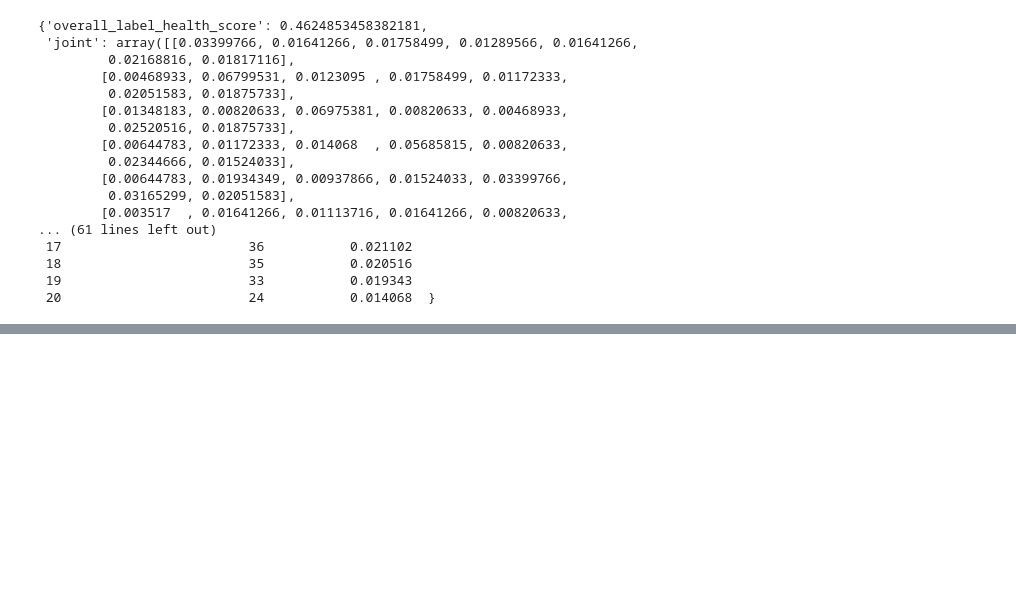
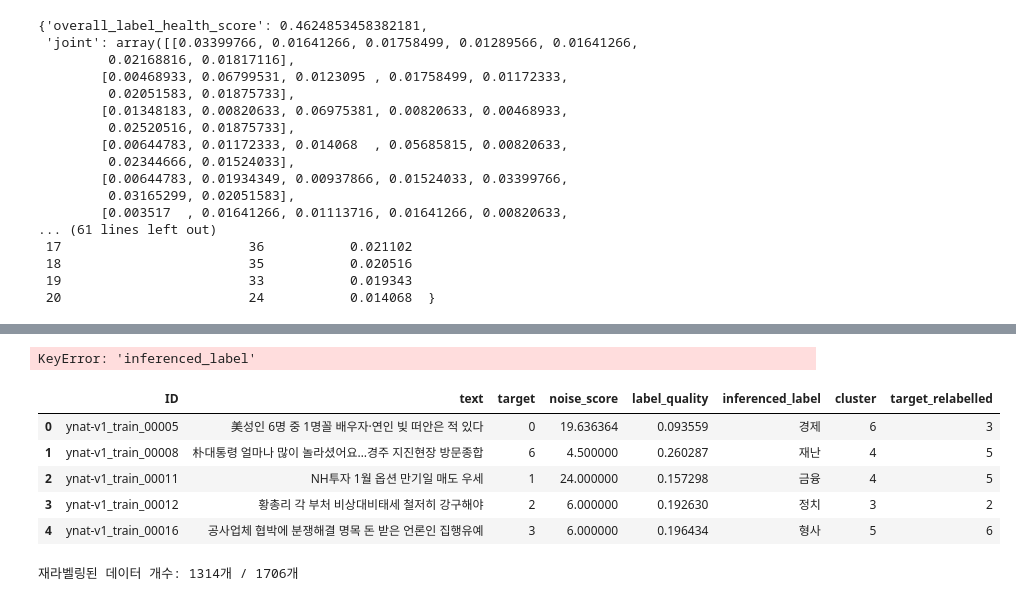
Before and after one commit to boostcampaitech7/level2-nlp-datacentric-nlp-06, a Jupyter notebook: minji/minji_clean_dataset.ipynb, the cells around one changed output, grey strips where cells are left out. Cells and saved outputs as stored; diff of their text form; code cells hidden in the pictures; blank space fills up the shorter version.

```diff
--- a/minji/minji_clean_dataset.ipynb
+++ b/minji/minji_clean_dataset.ipynb
@@ -393,0 +484,38 @@ denoised_final.to_csv("../../datasets/v0.0.3/train.csv", index=False)
+# %%
+# Step 1: llama로 추정된 라벨에 대한 임베딩 계산
+model = SentenceTransformer('snunlp/KR-SBERT-V40K-klueNLI-augSTS')
+label_embeddings = model.encode(train_data['inferenced_label'].tolist())
+
+# Step 2: 임베딩 클러스터링 수행 (7개 클러스터)
+num_clusters = 7
+kmeans = KMeans(n_clusters=num_clusters, random_state=42)
+train_data['cluster'] = kmeans.fit_predict(label_embeddings)
+
+# Step 3: 각 클러스터에서 label_quality 값이 높은 상위 10개 데이터의 최빈 target 값 추출 -> 대표 라벨로 생각
+cluster_to_label_map = {}
+for cluster in train_data['cluster'].unique():
+    cluster_data = train_data[train_data['cluster'] == cluster]
+    top_10_data = cluster_data.nlargest(10, 'label_quality')  # 상위 10개 데이터 추출
+    most_common_label = Counter(top_10_data['target']).most_common(1)[0][0]  # 최빈 라벨 추출
+    cluster_to_label_map[cluster] = most_common_label
+
+# Step 4: 각 클러스터에 따라 재라벨 수행
+train_data['target_relabelled'] = train_data['cluster'].map(cluster_to_label_map)
+# %% [output]
+KeyError: 'inferenced_label'
+# %%
+train_data.head()
+# %% [output]
+|  | ID | text | target | noise_score | label_quality | inferenced_label | cluster | target_relabelled |
+| 0 | ynat-v1_train_00005 | 美성인 6명 중 1명꼴 배우자·연인 빚 떠안은 적 있다 | 0 | 19.636364 | 0.093559 | 경제 | 6 | 3 |
+| 1 | ynat-v1_train_00008 | 朴대통령 얼마나 많이 놀라셨어요…경주 지진현장 방문종합 | 6 | 4.500000 | 0.260287 | 재난 | 4 | 5 |
+| 2 | ynat-v1_train_00011 | NH투자 1월 옵션 만기일 매도 우세 | 1 | 24.000000 | 0.157298 | 금융 | 4 | 5 |
+| 3 | ynat-v1_train_00012 | 황총리 각 부처 비상대비태세 철저히 강구해야 | 2 | 6.000000 | 0.192630 | 정치 | 3 | 2 |
+| 4 | ynat-v1_train_00016 | 공사업체 협박에 분쟁해결 명목 돈 받은 언론인 집행유예 | 3 | 6.000000 | 0.196434 | 형사 | 5 | 6 |
+# %%
+# 몇개의 Label이 다시 라벨링되었는지 조회
+total_length = len(train_data)
+relabelled_data = len(train_data[train_data.target != train_data.target_relabelled])
+print(f"재라벨링된 데이터 개수: {relabelled_data}개 / {total_length}개")
+# %% [output]
+재라벨링된 데이터 개수: 1314개 / 1706개
```
Also changed, not shown: parts of 34 cells of this notebook, 2 other files.
